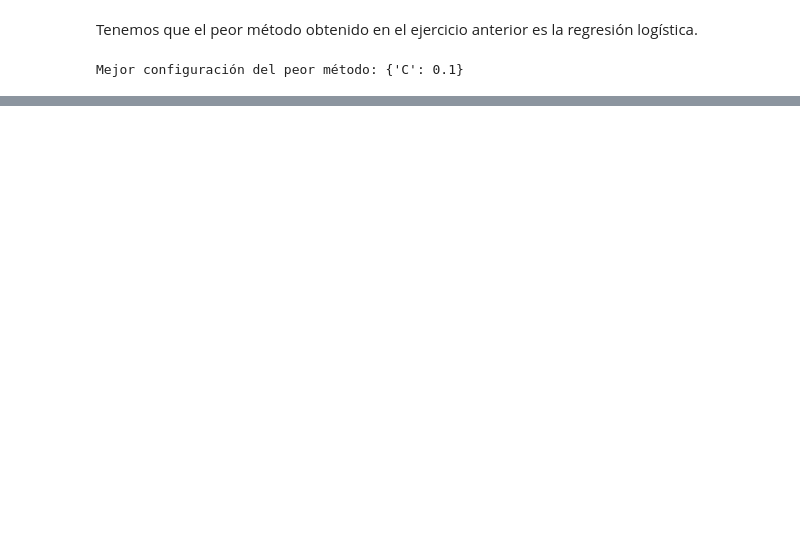
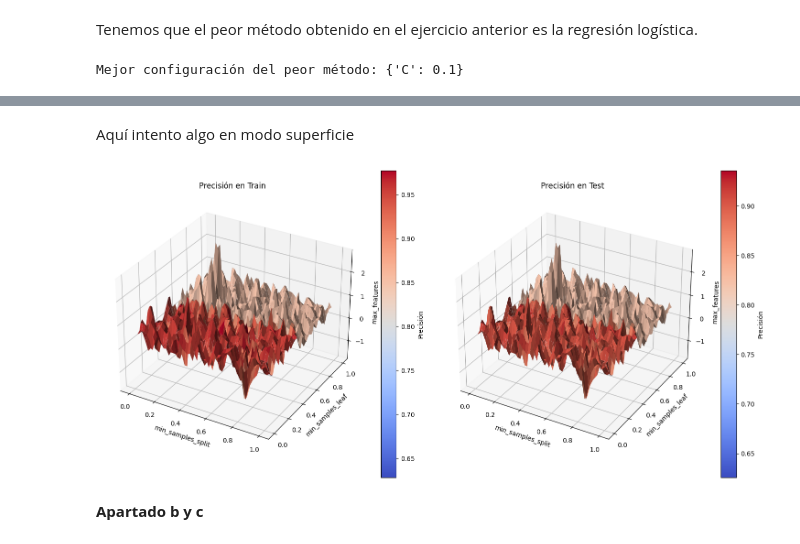
Before and after one commit to rubengamarro/practicas-aprendizaje-supervisado, a Jupyter notebook: Tarea_Evaluacion_de_modelos_y_metricas.ipynb, the cells around one changed output, grey strips where cells are left out. Cells and saved outputs as stored; diff of their text form; code cells hidden in the pictures; blank space fills up the shorter version.

```diff
--- a/Tarea_Evaluacion_de_modelos_y_metricas.ipynb
+++ b/Tarea_Evaluacion_de_modelos_y_metricas.ipynb
@@ -409,0 +688,60 @@ Mejor configuración del peor método: {'C': 0.1}
+# %% [markdown]
+Aquí intento algo en modo superficie
+# %%
+import numpy as np
+import matplotlib.pyplot as plt
+from mpl_toolkits.mplot3d import Axes3D
+from scipy.interpolate import griddata
+
+#Convertimos las listas a arrays
+min_samples_split = np.array(lista_min_samples_split)
+min_samples_leaf = np.array(lista_min_samples_leaf)
+max_features = np.array(lista_max_features)
+
+#Creamos la malla
+x = np.linspace(min(min_samples_split), max(min_samples_split), 50)
+y = np.linspace(min(min_samples_leaf), max(min_samples_leaf), 50)
+X, Y = np.meshgrid(x, y)
+
+#Interpolamos los valores para entrenamiento y test
+Z_train = griddata((min_samples_split, min_samples_leaf), max_features,
+                  (X, Y), method='cubic')
+colors_train = griddata((min_samples_split, min_samples_leaf), precision_ent,
+                      (X, Y), method='cubic')
+
+Z_test = griddata((min_samples_split, min_samples_leaf), max_features,
+                 (X, Y), method='cubic')
+colors_test = griddata((min_samples_split, min_samples_leaf), precision_test,
+                     (X, Y), method='cubic')
+
+#Creamos la figura
+fig = plt.figure(figsize=(15, 7))
+
+#Gráfica de entrenamiento
+ax1 = fig.add_subplot(121, projection='3d')
+surf1 = ax1.plot_surface(X, Y, Z_train, facecolors=plt.cm.coolwarm(colors_train),
+                        linewidth=0, antialiased=True)
+ax1.set_xlabel('min_samples_split')
+ax1.set_ylabel('min_samples_leaf')
+ax1.set_zlabel('max_features')
+ax1.set_title('Precisión en Train')
+fig.colorbar(plt.cm.ScalarMappable(cmap='coolwarm', norm=plt.Normalize(vmin=min(precision_ent), vmax=max(precision_ent))),
+             ax=ax1, label='Precisión')
+
+#Gráfica de test
+ax2 = fig.add_subplot(122, projection='3d')
+surf2 = ax2.plot_surface(X, Y, Z_test, facecolors=plt.cm.coolwarm(colors_test),
+                        linewidth=0, antialiased=True)
+ax2.set_xlabel('min_samples_split')
+ax2.set_ylabel('min_samples_leaf')
+ax2.set_zlabel('max_features')
+ax2.set_title('Precisión en Test')
+fig.colorbar(plt.cm.ScalarMappable(cmap='coolwarm', norm=plt.Normalize(vmin=min(precision_test), vmax=max(precision_test))),
+             ax=ax2, label='Precisión')
+
+plt.tight_layout()
+plt.show()
+# %% [output]
+[figure, added]
+# %% [markdown]
+**Apartado b y c**
```
Also changed, not shown: parts of 57 cells of this notebook.
